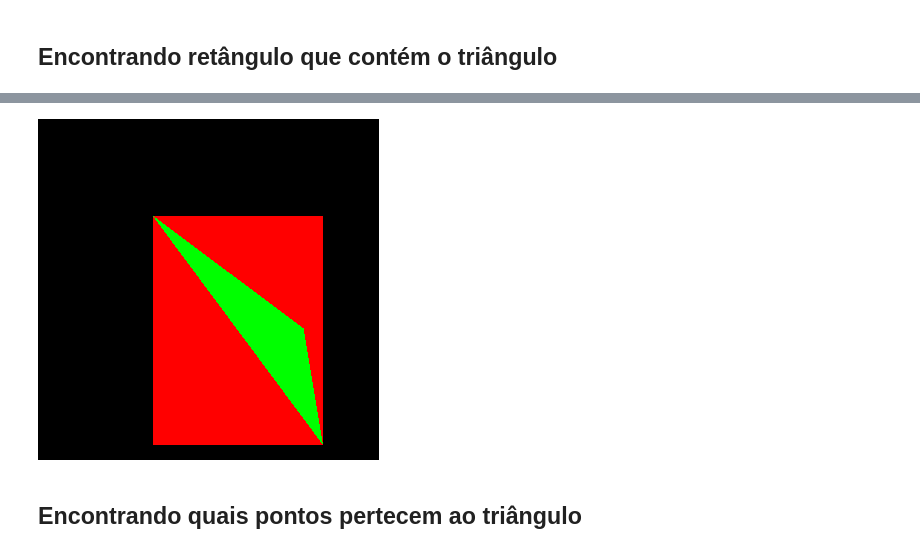
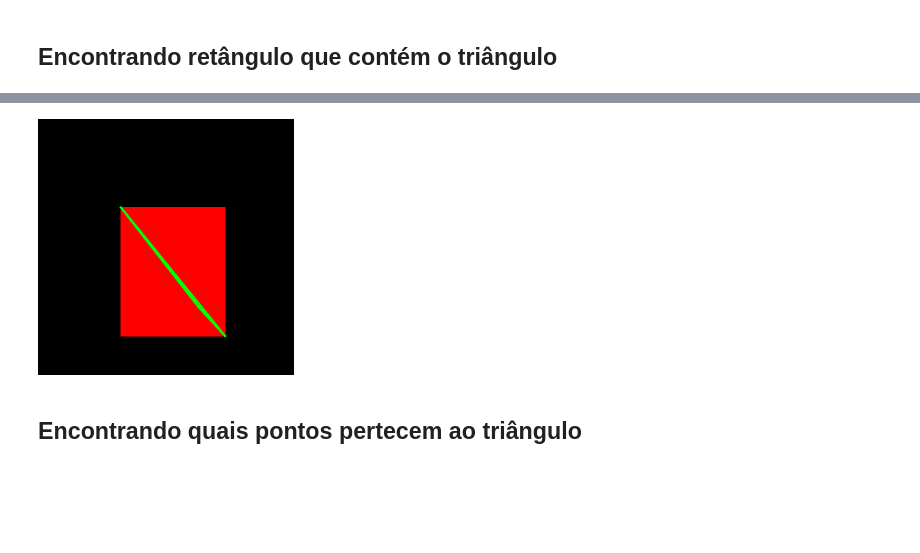
Before and after one commit to Edwolt/TinyRenderer-PythonNotebook, a Jupyter notebook: TinyRenderer.ipynb, the cells around one changed output, grey strips where cells are left out. Cells and saved outputs as stored; diff of their text form; code cells hidden in the pictures; blank space fills up the shorter version.

Commit message:
Renderizando imagens com triângulos

```diff
--- a/TinyRenderer.ipynb
+++ b/TinyRenderer.ipynb
@@ -11,7 +11,7 @@ import cv2  # Manipular imagens
 from google.colab.patches import cv2_imshow  # Mostrar Imagens
 # %%
 # Tamanho das imagens a ser renderizada
-WIDTH, HEIGHT = 1024, 1024
+SIZE = WIDTH, HEIGHT = 512, 512
 # %% [markdown]
 # Funções Utilitárias
 # %%
@@ -19,9 +19,9 @@ def criar_imagem(width=WIDTH, height=HEIGHT):
   """Cria uma imagem vazia"""
   return np.zeros([width, height, 3], np.uint8)
 
-def mostrar_imagem(img, f=2, v=False, h=False):
+def mostrar_imagem(img, f=1, v=False, h=False):
   """
-  f: fator de de aumento
+  f: fator de de reduçã
   v: se deve refletir a imagem verticalmente antes de mostrar
   h: se deve refletir a imagem horizontalmente antes de mostrar
   """
@@ -595,26 +601,27 @@ def retangulo_contendo_triangulo(triangulo):
 # %%
 # O randint pode resultar no segundo parâmetro, por isso tem que diminuir 1
 a = random.randint(0, WIDTH - 1), random.randint(0, HEIGHT - 1)
 b = random.randint(0, WIDTH - 1), random.randint(0, HEIGHT - 1)
 c = random.randint(0, WIDTH - 1), random.randint(0, HEIGHT - 1)
 
 triangulo = np.array([a, b, c])
 
 img = criar_imagem()
 
 (x0, x1), (y0, y1) = retangulo_contendo_triangulo(triangulo)
 cor = cor_hex("#f00")
 for x in range(x0, x1 + 1):
   for y in range(y0, y1 + 1):
     # Note que indexa a linha primeiro (eixo y) e depois a coluna (eixo x)
     img[y, x] = cor
 
-cv2.drawContours(img, [triangulo], 0, cor_hex("#0f0"), -1)
+cv2.line(img, a, b, cor_hex("#0f0"), 3)
+cv2.line(img, b, c, cor_hex("#0f0"), 3)
+cv2.line(img, c, a, cor_hex("#0f0"), 3)
 
-
-mostrar_imagem(img, f=3)
+mostrar_imagem(img, f=2)
 # %% [output]
-[figure, old version]
+[figure, new version]
 # %% [markdown]
 ## Encontrando quais pontos pertecem ao triângulo
 # %% [markdown]
```
Also changed, not shown: parts of 25 cells of this notebook.
